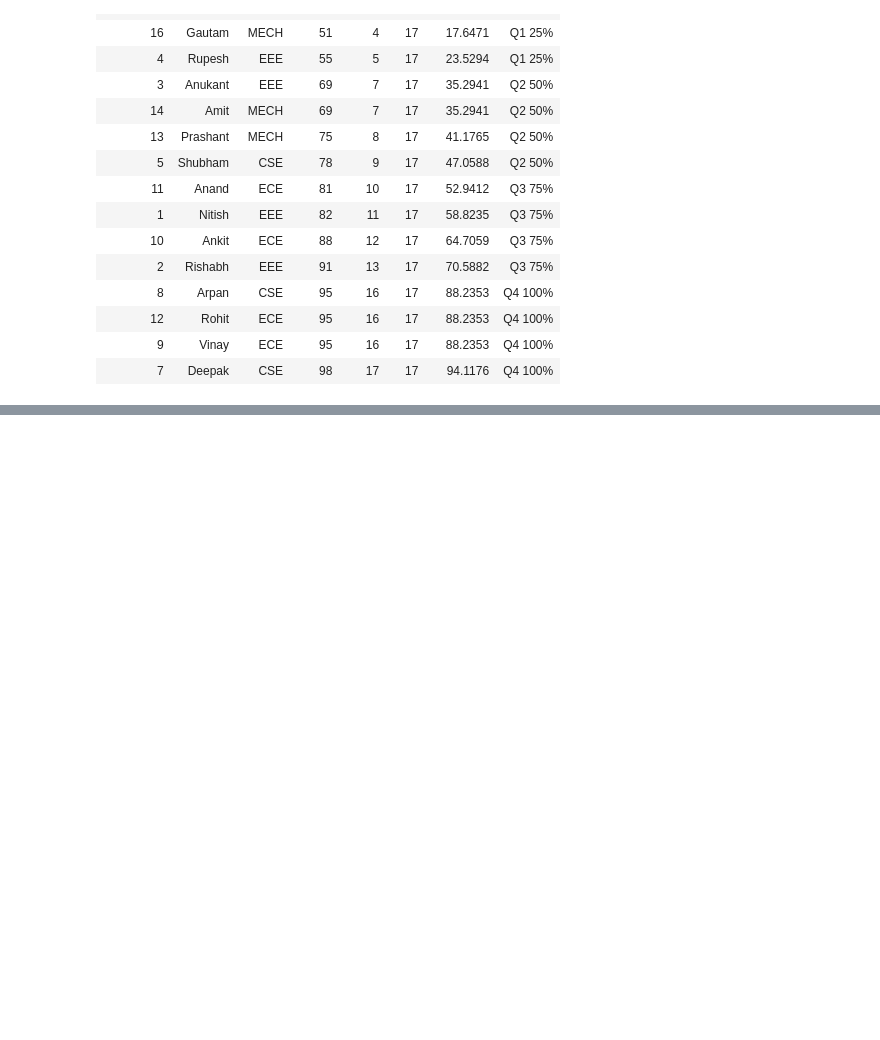
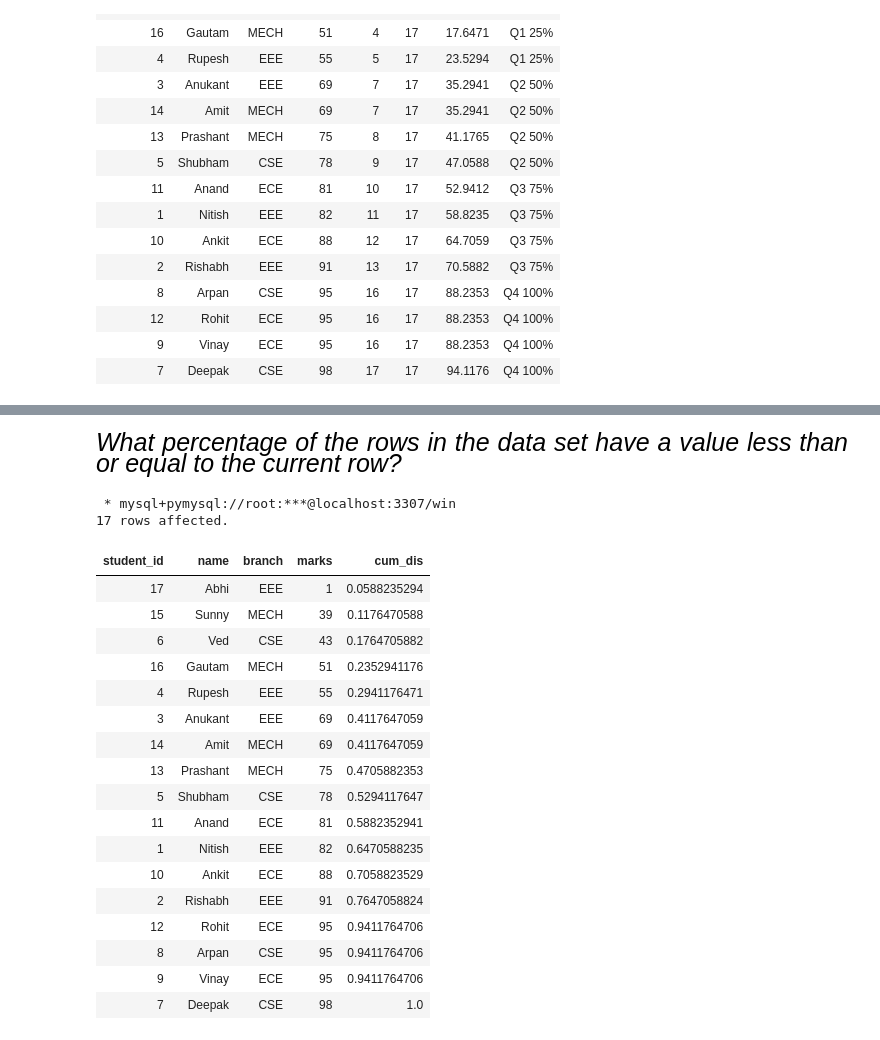
Before and after one commit to Mubeen-Ahmad/python_11, a Jupyter notebook: sql/windows_function_part2.ipynb, the cells around one changed output, grey strips where cells are left out. Drawn from its saved outputs; the diff is of its cells as text; code cells hidden in the pictures; blank space fills up the shorter version.

```diff
--- a/sql/windows_function_part2.ipynb
+++ b/sql/windows_function_part2.ipynb
@@ -891,3 +1010,33 @@ FROM
+# %% [markdown]
+<div style="text-align:justify; color:black; font-size:25px; font-family:Sans-serif; font-style: oblique; text-shadow: 0 0 3px white, 0 0 1px black;">What percentage of the rows in the data set have a value less than or
+equal to the current row?
+</div>
+# %%
+%%sql
+SELECT *,
+CUME_DIST() OVER(ORDER BY marks) AS cum_dis
+FROM student_marks
+# %% [output]
+ * mysql+pymysql://root:***@localhost:3307/win
+17 rows affected.
+| student_id | name | branch | marks | cum_dis |
+| 17 | Abhi | EEE | 1 | 0.0588235294 |
+| 15 | Sunny | MECH | 39 | 0.1176470588 |
+| 6 | Ved | CSE | 43 | 0.1764705882 |
+| 16 | Gautam | MECH | 51 | 0.2352941176 |
+| 4 | Rupesh | EEE | 55 | 0.2941176471 |
+| 3 | Anukant | EEE | 69 | 0.4117647059 |
+| 14 | Amit | MECH | 69 | 0.4117647059 |
+| 13 | Prashant | MECH | 75 | 0.4705882353 |
+| 5 | Shubham | CSE | 78 | 0.5294117647 |
+| 11 | Anand | ECE | 81 | 0.5882352941 |
+| 1 | Nitish | EEE | 82 | 0.6470588235 |
+| 10 | Ankit | ECE | 88 | 0.7058823529 |
+| 2 | Rishabh | EEE | 91 | 0.7647058824 |
+| 12 | Rohit | ECE | 95 | 0.9411764706 |
+| 8 | Arpan | CSE | 95 | 0.9411764706 |
+| 9 | Vinay | ECE | 95 | 0.9411764706 |
+| 7 | Deepak | CSE | 98 | 1.0 |
 # %% [markdown]
 <hr>
 <div style="text-align:left; color:black; font-size:20px; font-family:Sans-serif; font-style: oblique; text-shadow: 0 0 3px white, 0 0 1px black;">Summary
```
Also changed, not shown: parts of 8 cells of this notebook, 3 other files.
